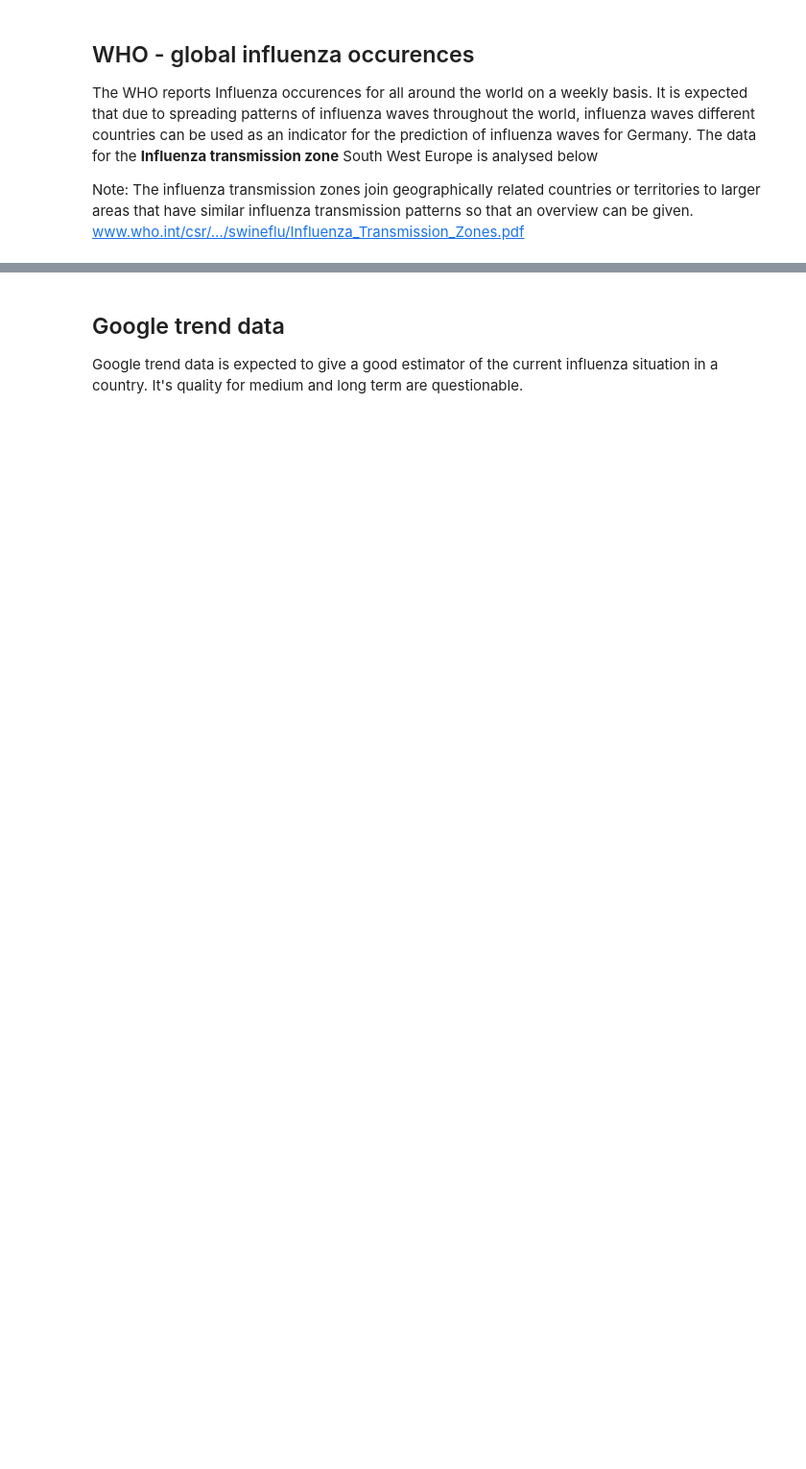
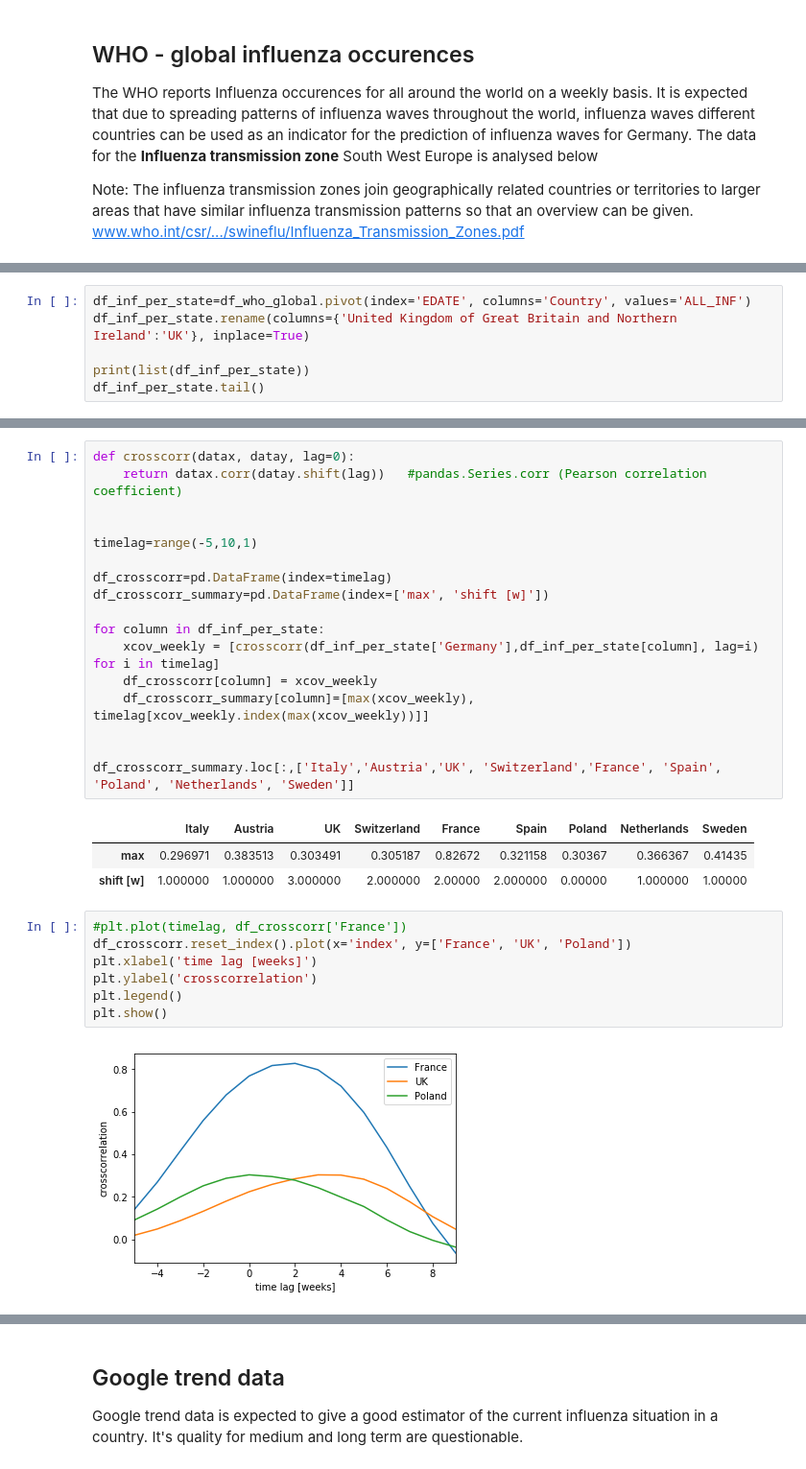
Before and after one commit to kilian-zwirglmaier/Capstone-FluWavePrediction, a Jupyter notebook: DataAnalysis.ipynb, the cells around one changed output, grey strips where cells are left out. Shown at 96% size. Saved outputs shown, nothing was run; the diff lists cells and outputs as text; blank space fills up the shorter version.

Commit message:
WHO correlation

```diff
--- a/DataAnalysis.ipynb
+++ b/DataAnalysis.ipynb
@@ -37,0 +40,6 @@ plt.savefig('InfluenzaDetectionsOverTime_France_Germany_Italy.eps')
+# %%
+df_inf_per_state=df_who_global.pivot(index='EDATE', columns='Country', values='ALL_INF')
+df_inf_per_state.rename(columns={'United Kingdom of Great Britain and Northern Ireland':'UK'}, inplace=True)
+
+print(list(df_inf_per_state))
+df_inf_per_state.tail()
@@ -37,0 +61,30 @@ plt.savefig('InfluenzaDetectionsOverTime_France_Germany_Italy.eps')
+# %%
+def crosscorr(datax, datay, lag=0):
+    return datax.corr(datay.shift(lag))   #pandas.Series.corr (Pearson correlation coefficient)
+
+
+timelag=range(-5,10,1)
+
+df_crosscorr=pd.DataFrame(index=timelag)
+df_crosscorr_summary=pd.DataFrame(index=['max', 'shift [w]'])
+
+for column in df_inf_per_state:
+    xcov_weekly = [crosscorr(df_inf_per_state['Germany'],df_inf_per_state[column], lag=i) for i in timelag]
+    df_crosscorr[column] = xcov_weekly
+    df_crosscorr_summary[column]=[max(xcov_weekly), timelag[xcov_weekly.index(max(xcov_weekly))]]
+
+
+df_crosscorr_summary.loc[:,['Italy','Austria','UK', 'Switzerland','France', 'Spain', 'Poland', 'Netherlands', 'Sweden']]
+# %% [output]
+|  | Italy | Austria | UK | Switzerland | France | Spain | Poland | Netherlands | Sweden |
+| max | 0.296971 | 0.383513 | 0.303491 | 0.305187 | 0.82672 | 0.321158 | 0.30367 | 0.366367 | 0.41435 |
+| shift [w] | 1.000000 | 1.000000 | 3.000000 | 2.000000 | 2.00000 | 2.000000 | 0.00000 | 1.000000 | 1.00000 |
+# %%
+#plt.plot(timelag, df_crosscorr['France'])
+df_crosscorr.reset_index().plot(x='index', y=['France', 'UK', 'Poland'])
+plt.xlabel('time lag [weeks]')
+plt.ylabel('crosscorrelation')
+plt.legend()
+plt.show()
+# %% [output]
+[figure, added]
```
Also changed, not shown: parts of 8 cells of this notebook.
